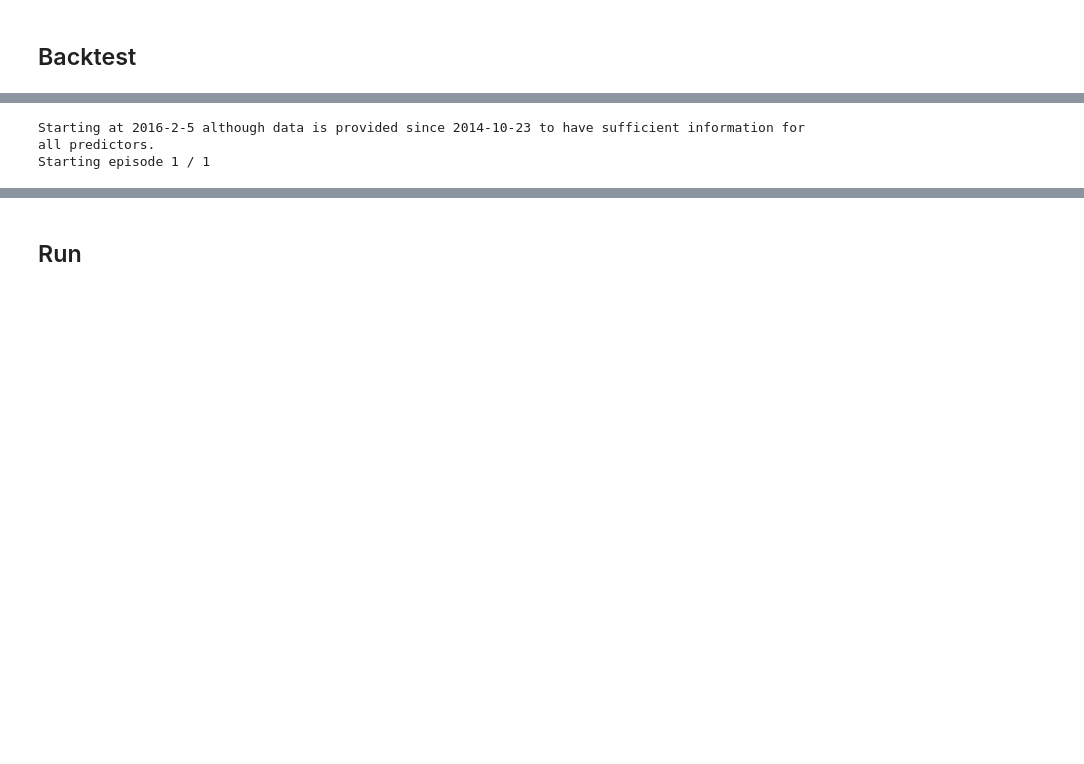
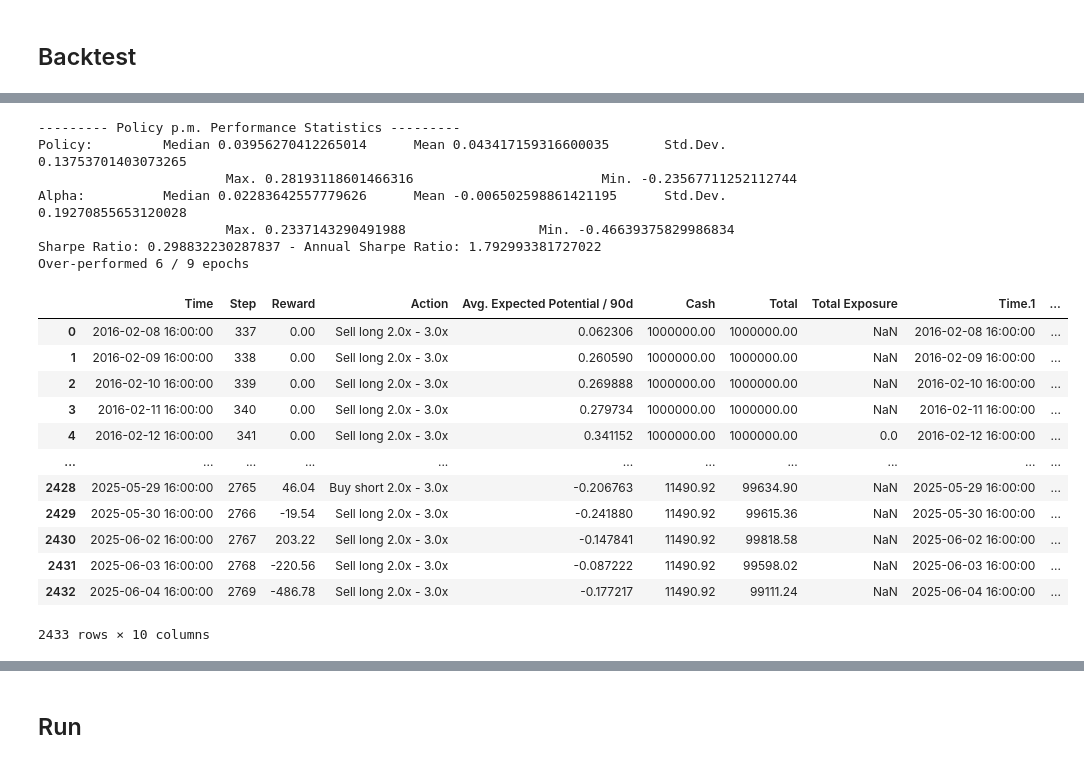
Before and after one commit to paulruesing/hybrid-rl-index-trading, a Jupyter notebook: notebooks/agent_dev.ipynb, the cells around one changed output, grey strips where cells are left out. Saved outputs shown, nothing was run; the diff lists cells and outputs as text; code cells hidden in the pictures; blank space fills up the shorter version.

```diff
--- a/notebooks/agent_dev.ipynb
+++ b/notebooks/agent_dev.ipynb
@@ -313,5 +461,30 @@ model.save(filemgmt.file_title('DQN Trading Model', dtype_suffix='.pt'))
 # %%
-env.run_env_backtest(agent=agent, track_portfolio_exposure_every=20, save_log_directory=TRAINING_LOGS)
+monthly_policy, monthly_benchmark, statistics = env.run_env_backtest(agent=agent, track_portfolio_exposure_every=20,
+                                                         reset_environment=False,
+                                                         save_log_directory=TRAINING_LOGS, performance_time_unit='p.m.')
 # %% [output]
-Starting at 2016-2-5 although data is provided since 2014-10-23 to have sufficient information for all predictors.
-Starting episode 1 / 1
+--------- Policy p.m. Performance Statistics ---------
+Policy:         Median 0.03956270412265014      Mean 0.043417159316600035       Std.Dev. 0.13753701403073265
+                        Max. 0.28193118601466316                        Min. -0.23567711252112744
+Alpha:          Median 0.02283642557779626      Mean -0.006502598861421195      Std.Dev. 0.19270855653120028
+                        Max. 0.2337143290491988                 Min. -0.46639375829986834
+Sharpe Ratio: 0.298832230287837 - Annual Sharpe Ratio: 1.792993381727022
+Over-performed 6 / 9 epochs
+# %%
+frame = pd.read_csv(filemgmt.most_recent_file(TRAINING_LOGS, file_title_keyword="Backtest Log"))
+frame
+#frame['Time'] = pd.to_datetime(frame['Time'])
+# %% [output]
+|  | Time | Step | Reward | Action | Avg. Expected Potential / 90d | Cash | Total | Total Exposure | Time.1 | ... |
+| 0 | 2016-02-08 16:00:00 | 337 | 0.00 | Sell long 2.0x - 3.0x | 0.062306 | 1000000.00 | 1000000.00 | NaN | 2016-02-08 16:00:00 | ... |
+| 1 | 2016-02-09 16:00:00 | 338 | 0.00 | Sell long 2.0x - 3.0x | 0.260590 | 1000000.00 | 1000000.00 | NaN | 2016-02-09 16:00:00 | ... |
+| 2 | 2016-02-10 16:00:00 | 339 | 0.00 | Sell long 2.0x - 3.0x | 0.269888 | 1000000.00 | 1000000.00 | NaN | 2016-02-10 16:00:00 | ... |
+| 3 | 2016-02-11 16:00:00 | 340 | 0.00 | Sell long 2.0x - 3.0x | 0.279734 | 1000000.00 | 1000000.00 | NaN | 2016-02-11 16:00:00 | ... |
+| 4 | 2016-02-12 16:00:00 | 341 | 0.00 | Sell long 2.0x - 3.0x | 0.341152 | 1000000.00 | 1000000.00 | 0.0 | 2016-02-12 16:00:00 | ... |
+| ... | ... | ... | ... | ... | ... | ... | ... | ... | ... | ... |
+| 2428 | 2025-05-29 16:00:00 | 2765 | 46.04 | Buy short 2.0x - 3.0x | -0.206763 | 11490.92 | 99634.90 | NaN | 2025-05-29 16:00:00 | ... |
+| 2429 | 2025-05-30 16:00:00 | 2766 | -19.54 | Sell long 2.0x - 3.0x | -0.241880 | 11490.92 | 99615.36 | NaN | 2025-05-30 16:00:00 | ... |
+| 2430 | 2025-06-02 16:00:00 | 2767 | 203.22 | Sell long 2.0x - 3.0x | -0.147841 | 11490.92 | 99818.58 | NaN | 2025-06-02 16:00:00 | ... |
+| 2431 | 2025-06-03 16:00:00 | 2768 | -220.56 | Sell long 2.0x - 3.0x | -0.087222 | 11490.92 | 99598.02 | NaN | 2025-06-03 16:00:00 | ... |
+| 2432 | 2025-06-04 16:00:00 | 2769 | -486.78 | Sell long 2.0x - 3.0x | -0.177217 | 11490.92 | 99111.24 | NaN | 2025-06-04 16:00:00 | ... |
+2433 rows × 10 columns
```
Also changed, not shown: parts of 46 cells of this notebook.
